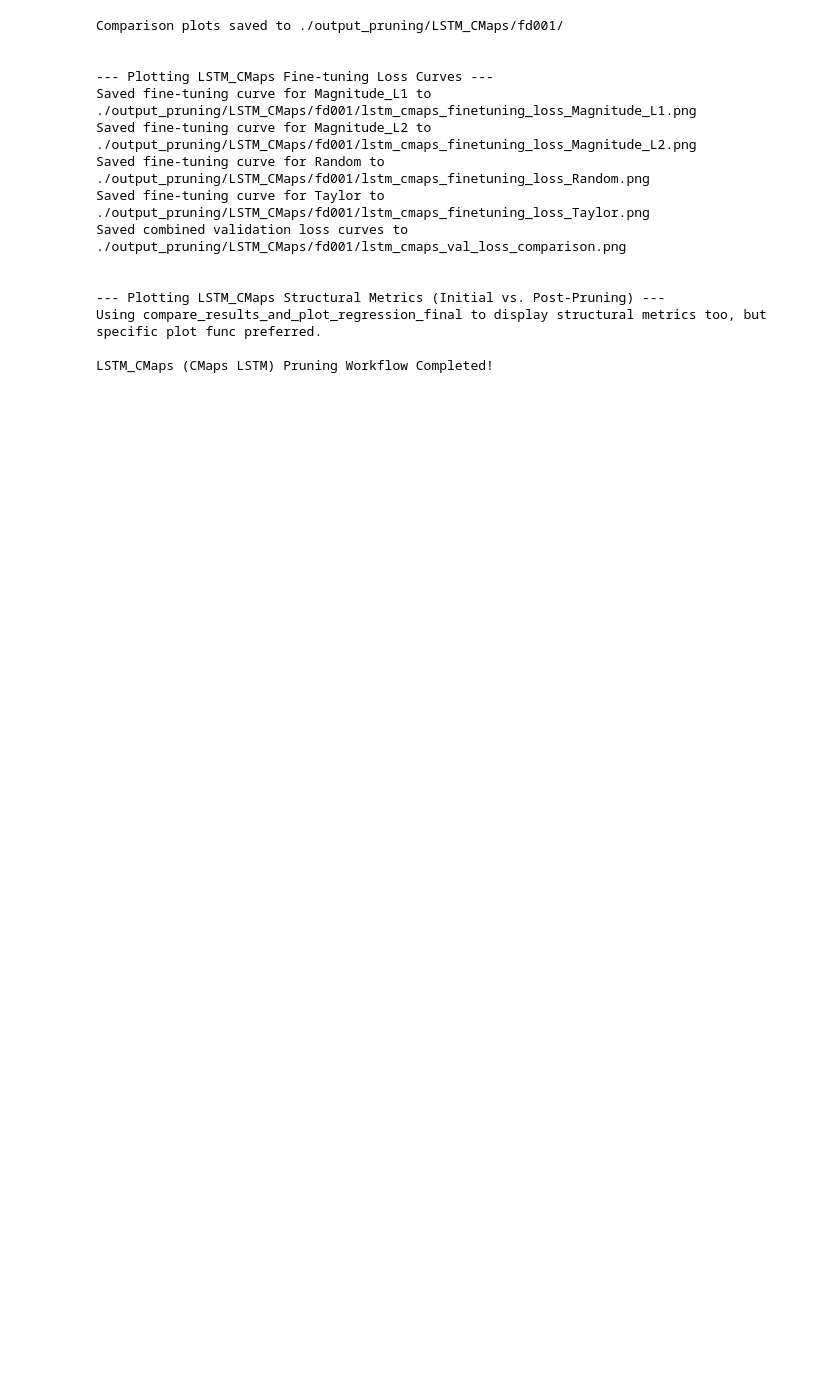
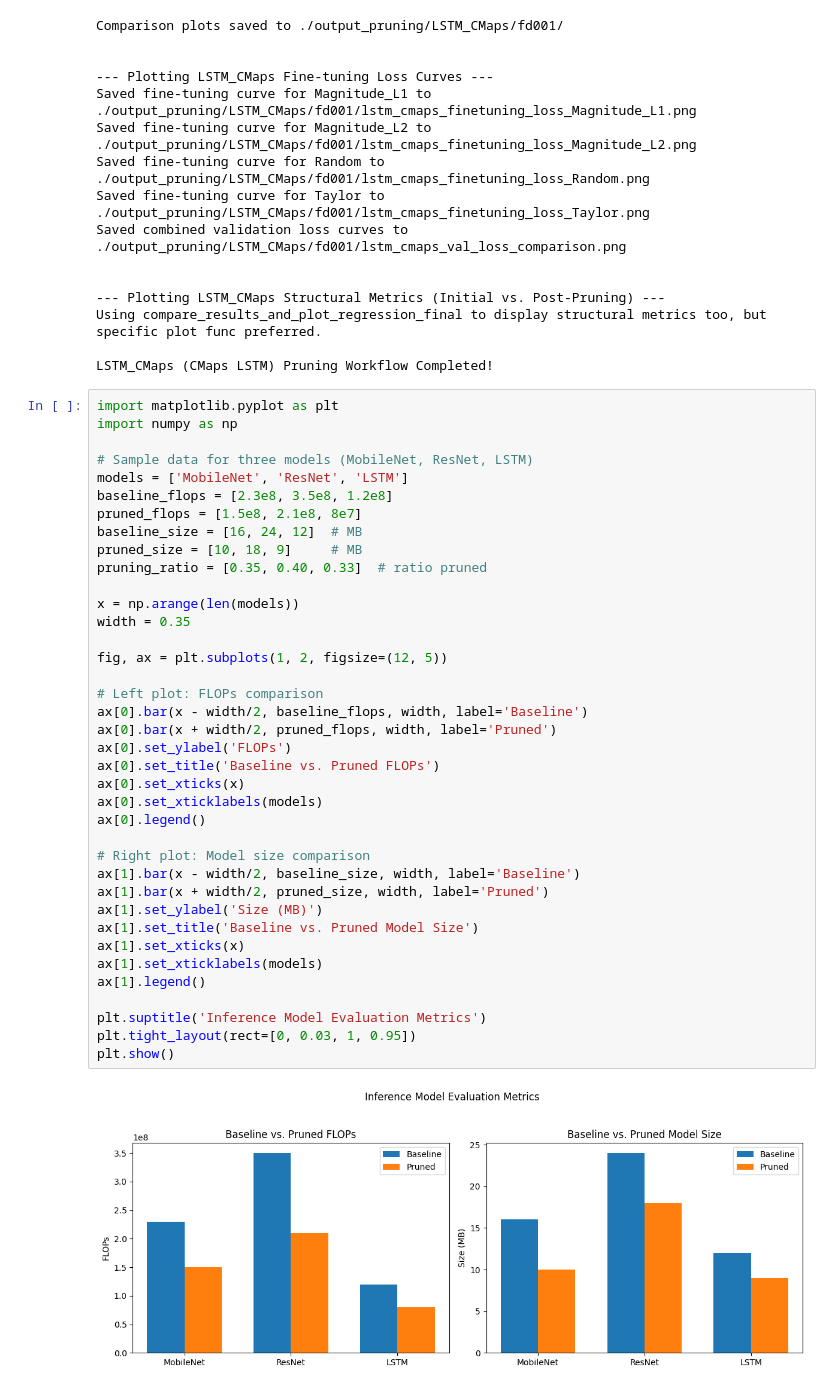
Before and after one commit to m-a-islam/master-thesis, a Jupyter notebook: timeseries/lstm/lstm_nasa_data_pruning.ipynb, the cells around one changed output. Cells and saved outputs as stored; diff of their text form; blank space fills up the shorter version.

Commit message:
wip: evaluation

```diff
--- a/timeseries/lstm/lstm_nasa_data_pruning.ipynb
+++ b/timeseries/lstm/lstm_nasa_data_pruning.ipynb
@@ -1130,3 +1130,43 @@ Saved combined validation loss curves to ./output_pruning/LSTM_CMaps/fd001/lstm_
 Using compare_results_and_plot_regression_final to display structural metrics too, but specific plot func preferred.
 
 LSTM_CMaps (CMaps LSTM) Pruning Workflow Completed!
+# %%
+import matplotlib.pyplot as plt
+import numpy as np
+
+# Sample data for three models (MobileNet, ResNet, LSTM)
+models = ['MobileNet', 'ResNet', 'LSTM']
+baseline_flops = [2.3e8, 3.5e8, 1.2e8]
+pruned_flops = [1.5e8, 2.1e8, 8e7]
+baseline_size = [16, 24, 12]  # MB
+pruned_size = [10, 18, 9]     # MB
+pruning_ratio = [0.35, 0.40, 0.33]  # ratio pruned
+
+x = np.arange(len(models))
+width = 0.35
+
+fig, ax = plt.subplots(1, 2, figsize=(12, 5))
+
+# Left plot: FLOPs comparison
+ax[0].bar(x - width/2, baseline_flops, width, label='Baseline')
+ax[0].bar(x + width/2, pruned_flops, width, label='Pruned')
+ax[0].set_ylabel('FLOPs')
+ax[0].set_title('Baseline vs. Pruned FLOPs')
+ax[0].set_xticks(x)
+ax[0].set_xticklabels(models)
+ax[0].legend()
+
+# Right plot: Model size comparison
+ax[1].bar(x - width/2, baseline_size, width, label='Baseline')
+ax[1].bar(x + width/2, pruned_size, width, label='Pruned')
+ax[1].set_ylabel('Size (MB)')
+ax[1].set_title('Baseline vs. Pruned Model Size')
+ax[1].set_xticks(x)
+ax[1].set_xticklabels(models)
+ax[1].legend()
+
+plt.suptitle('Inference Model Evaluation Metrics')
+plt.tight_layout(rect=[0, 0.03, 1, 0.95])
+plt.show()
+# %% [output]
+[figure, added]
```
Also changed, not shown: parts of 5 cells of this notebook, 3 other files.
